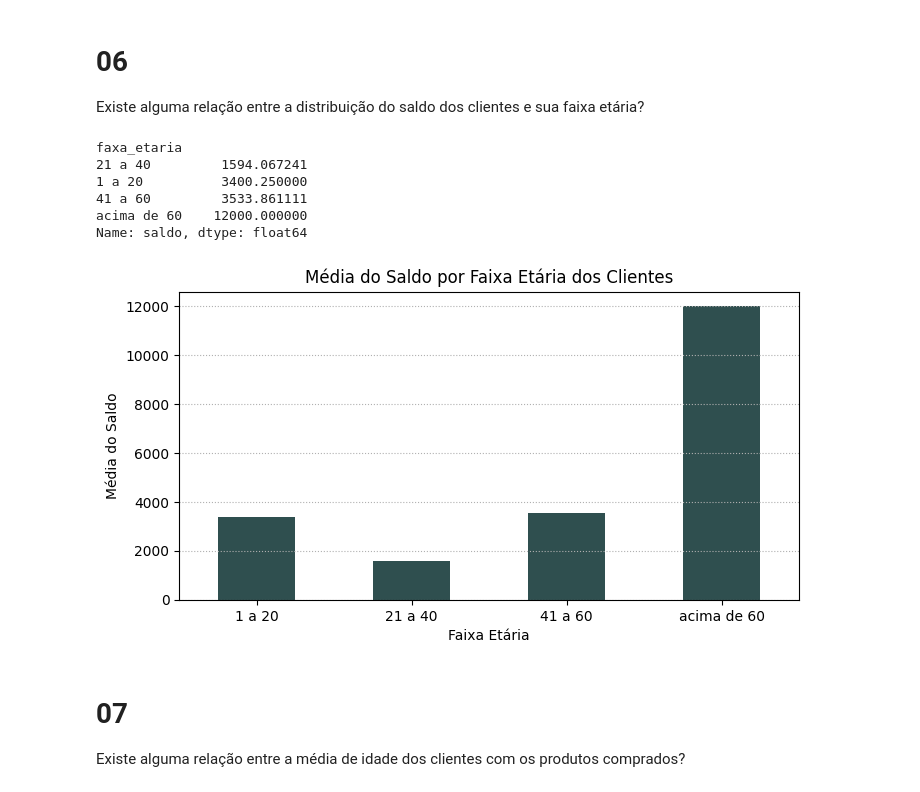
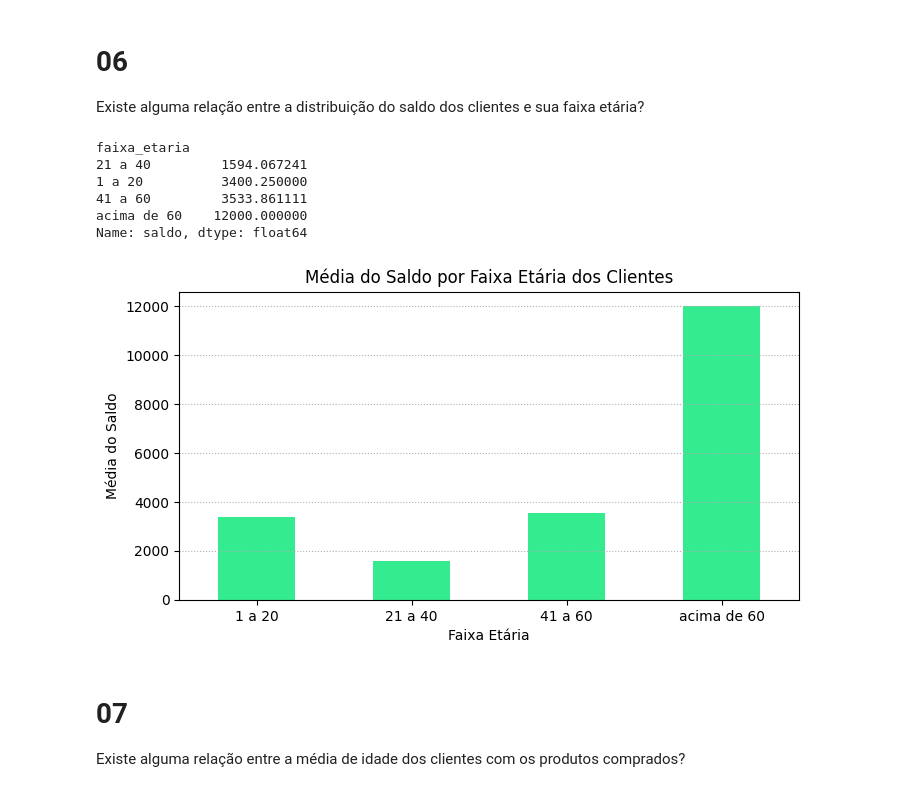
Before and after one commit to SimoesLeticia/Bootcamp-Data-Analytics-Exercicios-de-Banco-de-Dados, a Jupyter notebook: data_analysis/exercicio_bonus.ipynb, the cells around one changed output. Cells and saved outputs as stored; diff of their text form; code cells hidden in the pictures.

```diff
--- a/data_analysis/exercicio_bonus.ipynb
+++ b/data_analysis/exercicio_bonus.ipynb
@@ -25,7 +25,7 @@ comando_sql = """
              WHEN cli.idade BETWEEN 21 AND 40 THEN '21 a 40'
              WHEN cli.idade BETWEEN 41 AND 60 THEN '41 a 60'
              ELSE 'acima de 60'
-           END AS faxa_etaria
+           END AS faixa_etaria
     FROM   clientes cli
            JOIN compras com
              ON cli.id = com.cliente_id
@@ -202,10 +202,10 @@ plt.show()
 Existe alguma relação entre a distribuição do saldo dos clientes e sua faixa etária?
 # %%
 # Dataframe
-media_saldo_por_faixa_etaria = df.groupby('faxa_etaria')['saldo'].mean()
+media_saldo_por_faixa_etaria = df.groupby('faixa_etaria')['saldo'].mean()
 media_saldo_por_faixa_etaria.sort_values()
 # %% [output]
-faxa_etaria
+faixa_etaria
 21 a 40         1594.067241
 1 a 20          3400.250000
 41 a 60         3533.861111
@@ -214,18 +214,18 @@ Name: saldo, dtype: float64
 # %%
 # Gráfico
 plt.figure(figsize=(8, 4))
 
-media_saldo_por_faixa_etaria.plot(kind='bar', color='#2F4F4F')
+media_saldo_por_faixa_etaria.plot(kind='bar', color='#34eb8f')
 
 plt.xlabel('Faixa Etária')
 plt.ylabel('Média do Saldo')
 plt.title('Média do Saldo por Faixa Etária dos Clientes')
 plt.xticks(rotation=0, ha='center')
 plt.grid(axis='y', linestyle=':')
 
 plt.show()
 # %% [output]
-[figure, old version]
+[figure, new version]
 # %% [markdown]
 # 07
 Existe alguma relação entre a média de idade dos clientes com os produtos comprados?
```
Also changed, not shown: parts of 6 cells of this notebook.
